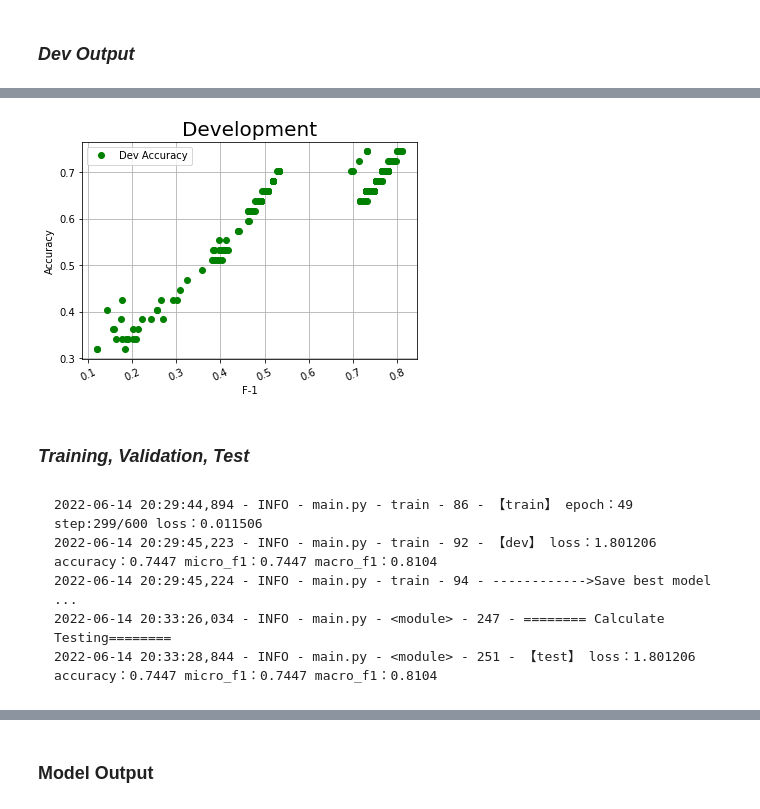
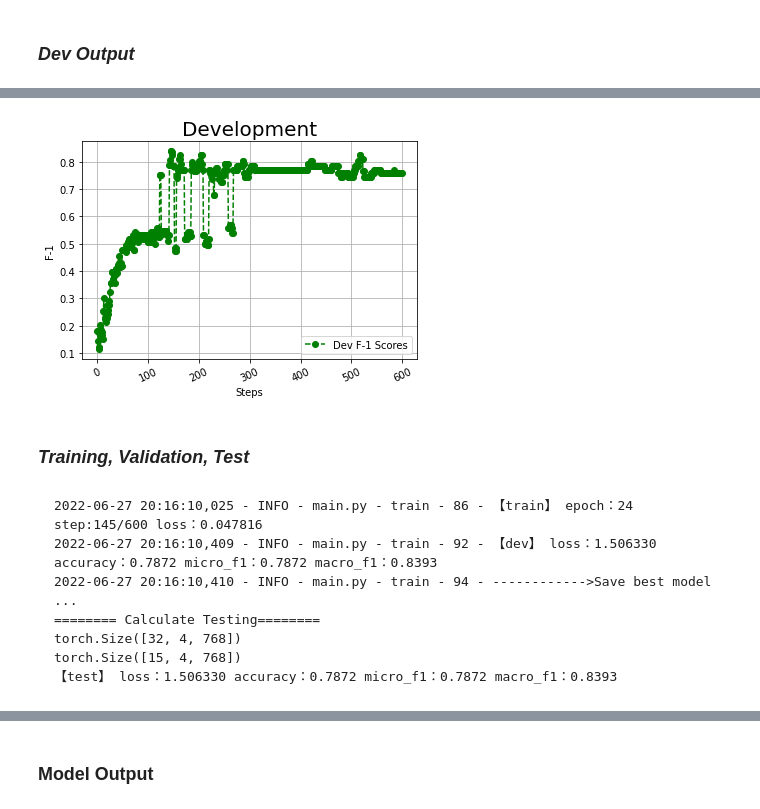
Before and after one commit to Dimas263/NLP_RE_BERT_Relation_Extraction_Biomedical, a Jupyter notebook: Biobert_Notebook.ipynb, the cells around one changed output, grey strips where cells are left out. Cells and saved outputs as stored; diff of their text form; code cells hidden in the pictures.

````diff
--- a/Biobert_Notebook.ipynb
+++ b/Biobert_Notebook.ipynb
@@ -205,10 +219,8 @@ plt.show()
 # %% [markdown]
 ### ***Dev Output***
 # %%
-dev_url_view = 'drive/MyDrive/Colab Notebooks/bert_relation_extraction/output/visualization/biobert-dev-view.csv'
 dev_url = 'drive/MyDrive/Colab Notebooks/bert_relation_extraction/output/visualization/biobert-dev.csv'
 
-biobert_dev = pd.read_csv(dev_url_view)
-
-print(biobert_dev)
+biobert_dev = pd.read_csv(dev_url, header=0)
+biobert_dev
 # %% [output]
@@ -229,37 +240,32 @@ print(biobert_dev)
 # %%
-dev_x = []
-dev_y = []
+x = biobert_dev['Loss']
+y = biobert_dev['macro_f1']
 
-with open(dev_url, 'r') as dev_csvfile:
-    dev_lines = csv.reader(dev_csvfile, delimiter=',')
-    for dev_row in dev_lines:
-        dev_x.append(float(dev_row[4]))
-        dev_y.append(float(dev_row[2]))
-
-plt.plot(dev_x, dev_y, color='g', linestyle='None',
-         marker='o', label="Dev Accuracy")
+plt.plot(y, color='g', linestyle='dashed', marker='o', label="Dev F-1 Scores")
 
 plt.xticks(rotation=25)
-plt.xlabel('F-1')
-plt.ylabel('Accuracy')
+plt.xlabel('Steps')
+plt.ylabel('F-1')
 plt.title('Development', fontsize=20)
 plt.grid()
 plt.legend()
 plt.show()
 # %% [output]
-[figure, old version]
+[figure, new version]
 # %%
 ! python "/content/drive/MyDrive/Colab Notebooks/bert_relation_extraction/output/visualization/biobert-dev-chart.py"
 # %% [markdown]
 ### ***Training, Validation, Test***
 # %% [markdown]
 ```
-2022-06-14 20:29:44,894 - INFO - main.py - train - 86 - 【train】 epoch：49 step:299/600 loss：0.011506
-2022-06-14 20:29:45,223 - INFO - main.py - train - 92 - 【dev】 loss：1.801206 accuracy：0.7447 micro_f1：0.7447 macro_f1：0.8104
-2022-06-14 20:29:45,224 - INFO - main.py - train - 94 - ------------>Save best model
+2022-06-27 20:16:10,025 - INFO - main.py - train - 86 - 【train】 epoch：24 step:145/600 loss：0.047816
+2022-06-27 20:16:10,409 - INFO - main.py - train - 92 - 【dev】 loss：1.506330 accuracy：0.7872 micro_f1：0.7872 macro_f1：0.8393
+2022-06-27 20:16:10,410 - INFO - main.py - train - 94 - ------------>Save best model
 ...
-2022-06-14 20:33:26,034 - INFO - main.py - <module> - 247 - ======== Calculate Testing========
-2022-06-14 20:33:28,844 - INFO - main.py - <module> - 251 - 【test】 loss：1.801206 accuracy：0.7447 micro_f1：0.7447 macro_f1：0.8104
+======== Calculate Testing========
+torch.Size([32, 4, 768])
+torch.Size([15, 4, 768])
+【test】 loss：1.506330 accuracy：0.7872 micro_f1：0.7872 macro_f1：0.8393
 ```
 # %% [markdown]
 ```
````
Also changed, not shown: parts of 17 cells of this notebook, 47 other files.
